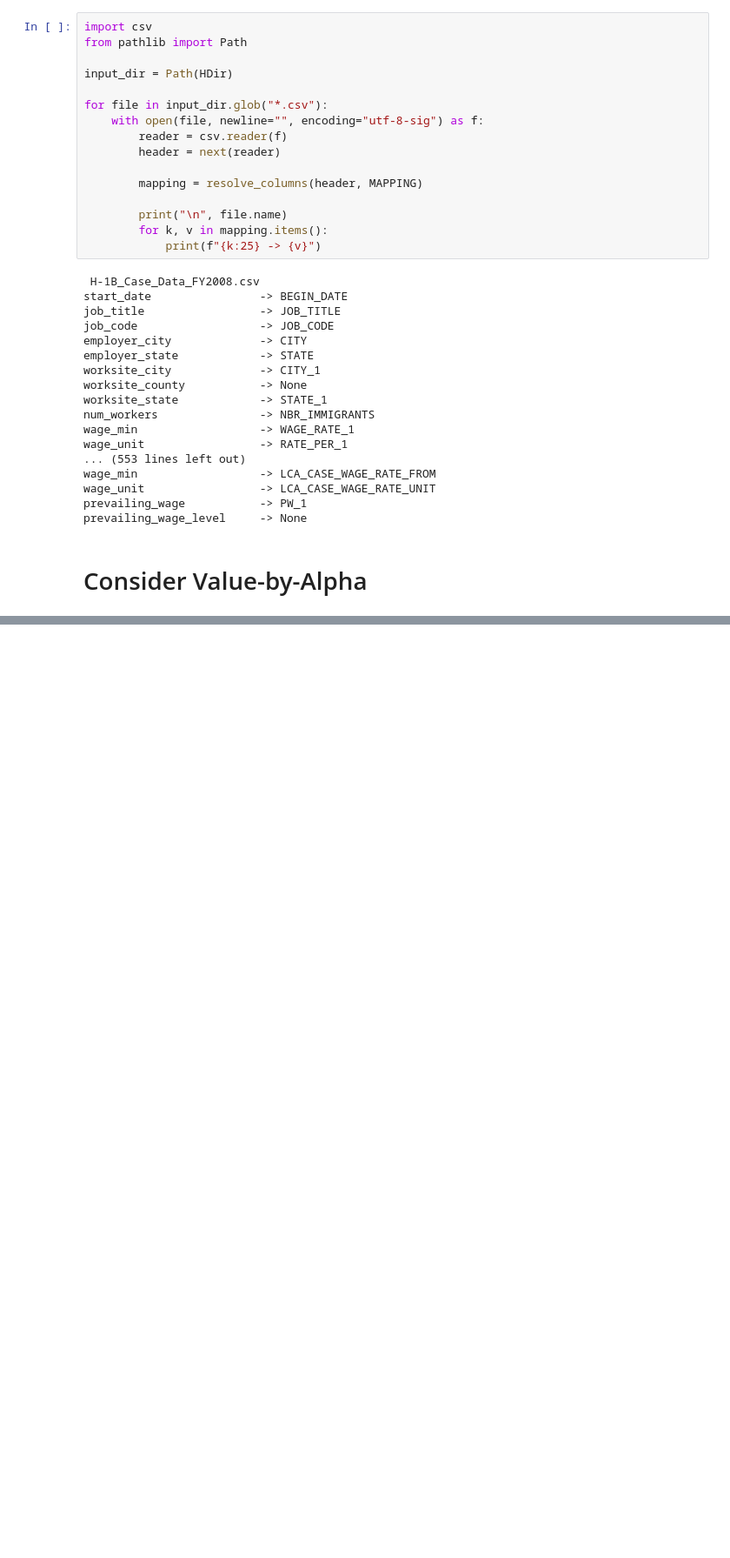
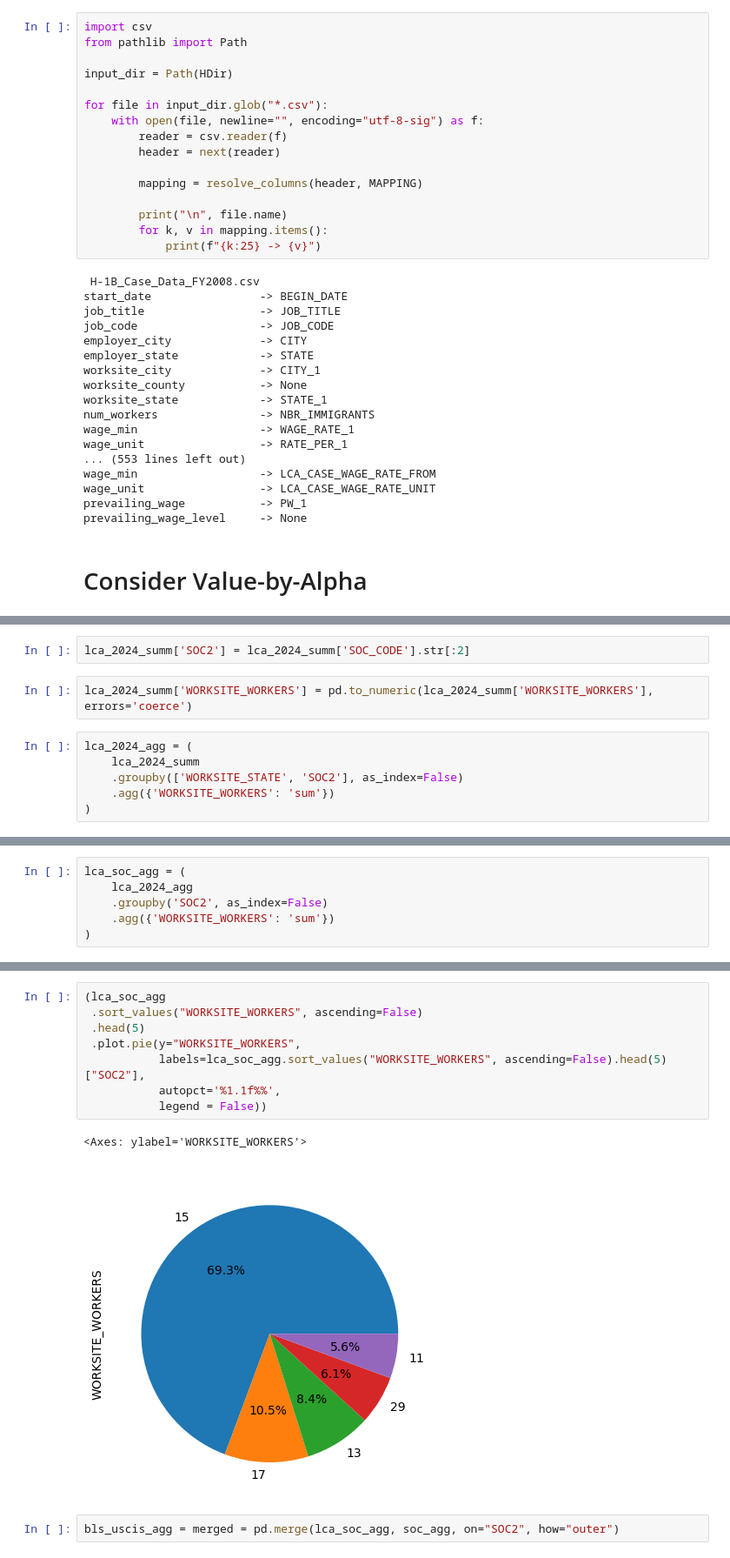
Before and after one commit to PBhandare/unit-3, a Jupyter notebook: data/project/H1BExploration.ipynb, the cells around one changed output, grey strips where cells are left out. Shown at 87% size. Drawn from its saved outputs; the diff is of its cells as text; blank space fills up the shorter version.

```diff
--- a/data/project/H1BExploration.ipynb
+++ b/data/project/H1BExploration.ipynb
@@ -2082,0 +2253,10 @@ prevailing_wage_level     -> None
+# %%
+lca_2024_summ['SOC2'] = lca_2024_summ['SOC_CODE'].str[:2]
+# %%
+lca_2024_summ['WORKSITE_WORKERS'] = pd.to_numeric(lca_2024_summ['WORKSITE_WORKERS'], errors='coerce')
+# %%
+lca_2024_agg = (
+    lca_2024_summ
+    .groupby(['WORKSITE_STATE', 'SOC2'], as_index=False)
+    .agg({'WORKSITE_WORKERS': 'sum'})
+)
@@ -2082,0 +2279,6 @@ prevailing_wage_level     -> None
+# %%
+lca_soc_agg = (
+    lca_2024_agg
+    .groupby('SOC2', as_index=False)
+    .agg({'WORKSITE_WORKERS': 'sum'})
+)
@@ -2082,0 +2294,13 @@ prevailing_wage_level     -> None
+# %%
+(lca_soc_agg
+ .sort_values("WORKSITE_WORKERS", ascending=False)
+ .head(5)
+ .plot.pie(y="WORKSITE_WORKERS",
+           labels=lca_soc_agg.sort_values("WORKSITE_WORKERS", ascending=False).head(5)["SOC2"],
+           autopct='%1.1f%%',
+           legend = False))
+# %% [output]
+<Axes: ylabel='WORKSITE_WORKERS'>
+[figure, added]
+# %%
+bls_uscis_agg = merged = pd.merge(lca_soc_agg, soc_agg, on="SOC2", how="outer")
```
Also changed, not shown: parts of 56 cells of this notebook.
